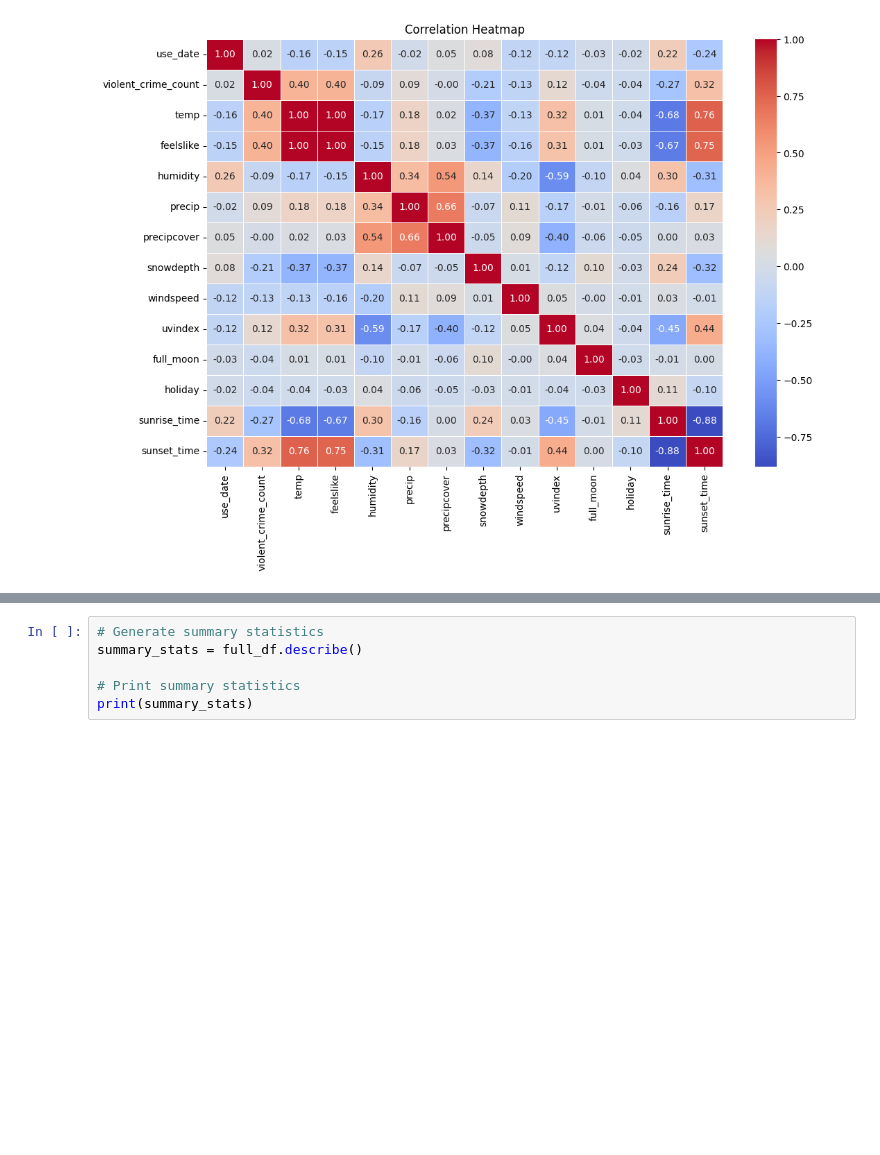
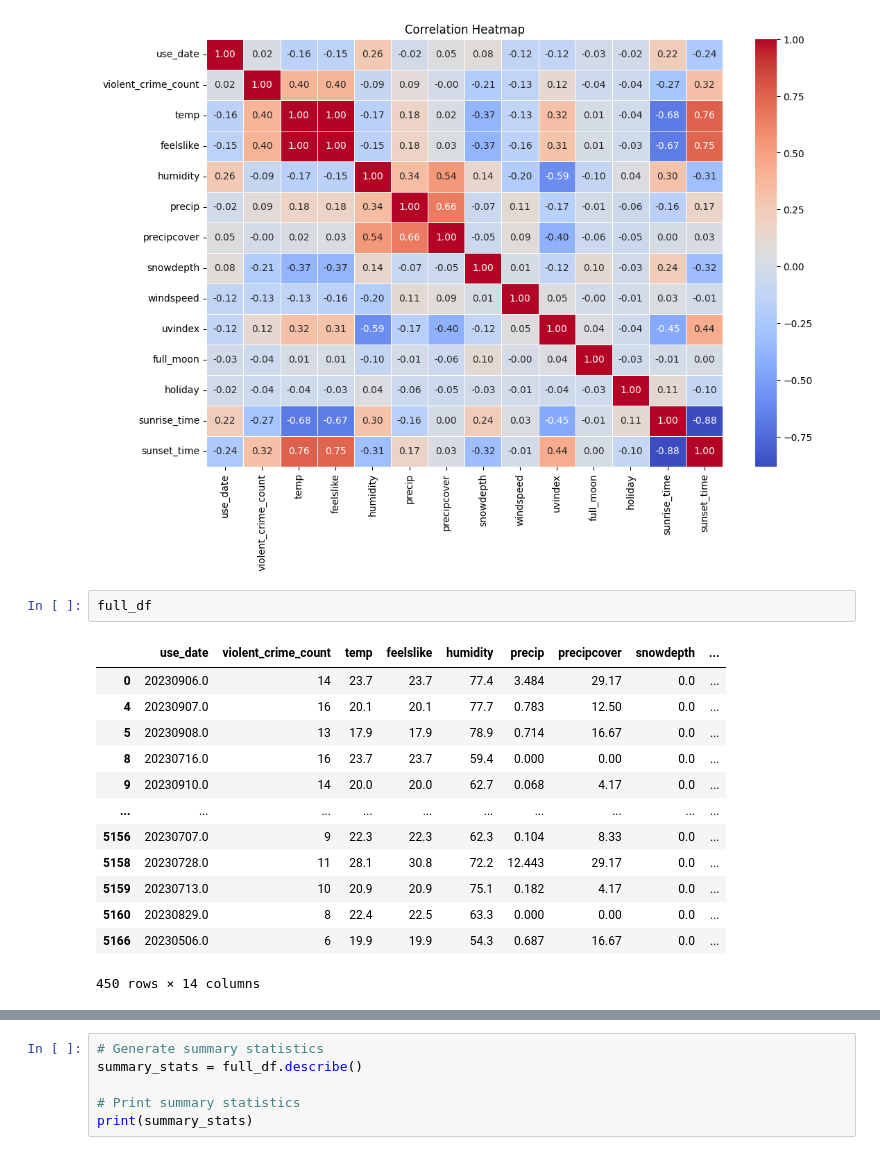
Before and after one commit to annleealbod/case_study_486, a Jupyter notebook: ETL-EDA.ipynb, the cells around one changed output, grey strips where cells are left out. Cells and saved outputs as stored; diff of their text form; blank space fills up the shorter version.

```diff
--- a/ETL-EDA.ipynb
+++ b/ETL-EDA.ipynb
@@ -197,3 +197,19 @@ plt.title('Correlation Heatmap')
 plt.show()
 # %% [output]
 [figure]
+# %%
+full_df
+# %% [output]
+|  | use_date | violent_crime_count | temp | feelslike | humidity | precip | precipcover | snowdepth | ... |
+| 0 | 20230906.0 | 14 | 23.7 | 23.7 | 77.4 | 3.484 | 29.17 | 0.0 | ... |
+| 4 | 20230907.0 | 16 | 20.1 | 20.1 | 77.7 | 0.783 | 12.50 | 0.0 | ... |
+| 5 | 20230908.0 | 13 | 17.9 | 17.9 | 78.9 | 0.714 | 16.67 | 0.0 | ... |
+| 8 | 20230716.0 | 16 | 23.7 | 23.7 | 59.4 | 0.000 | 0.00 | 0.0 | ... |
+| 9 | 20230910.0 | 14 | 20.0 | 20.0 | 62.7 | 0.068 | 4.17 | 0.0 | ... |
+| ... | ... | ... | ... | ... | ... | ... | ... | ... | ... |
+| 5156 | 20230707.0 | 9 | 22.3 | 22.3 | 62.3 | 0.104 | 8.33 | 0.0 | ... |
+| 5158 | 20230728.0 | 11 | 28.1 | 30.8 | 72.2 | 12.443 | 29.17 | 0.0 | ... |
+| 5159 | 20230713.0 | 10 | 20.9 | 20.9 | 75.1 | 0.182 | 4.17 | 0.0 | ... |
+| 5160 | 20230829.0 | 8 | 22.4 | 22.5 | 63.3 | 0.000 | 0.00 | 0.0 | ... |
+| 5166 | 20230506.0 | 6 | 19.9 | 19.9 | 54.3 | 0.687 | 16.67 | 0.0 | ... |
+450 rows × 14 columns
```
Also changed, not shown: parts of 1 cell of this notebook.
